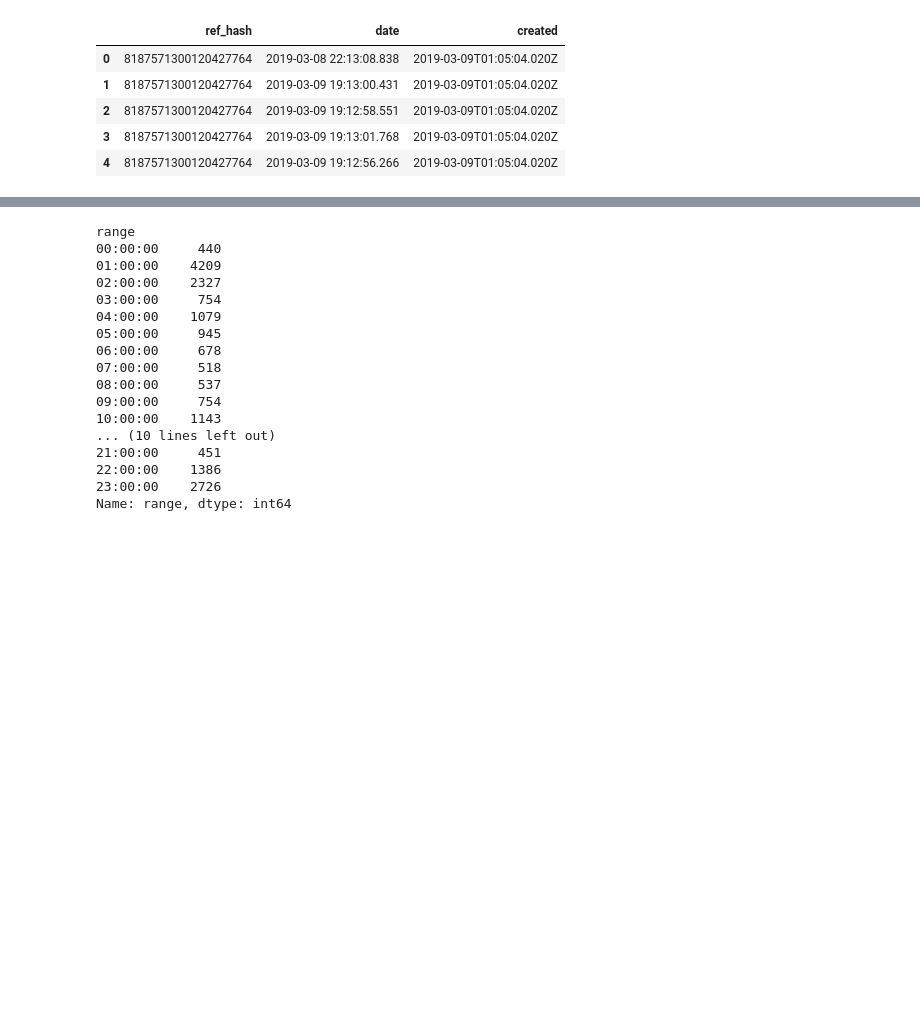
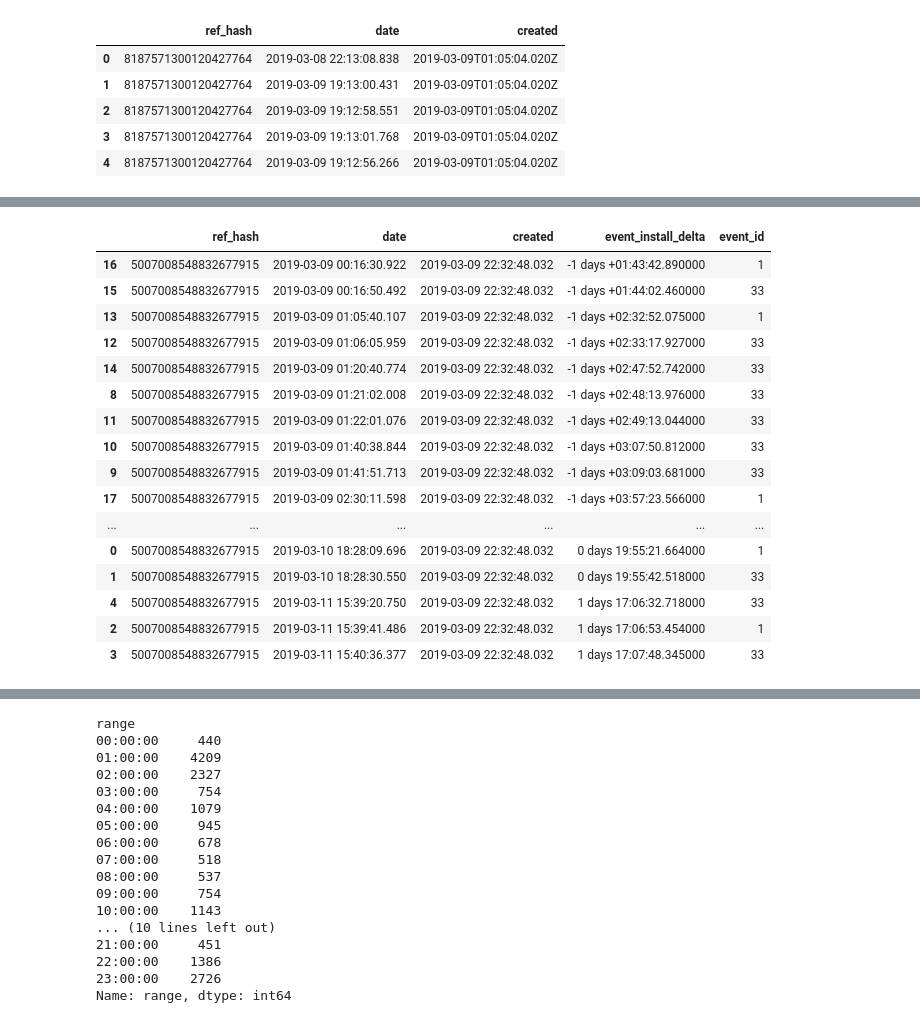
Before and after one commit to MartinRosasSommer/Datos2019, a Jupyter notebook: Analisis 1.ipynb, the cells around one changed output, grey strips where cells are left out. Saved outputs shown, nothing was run; the diff lists cells and outputs as text; code cells hidden in the pictures; blank space fills up the shorter version.

Commit message:
added event_id_analysis

```diff
--- a/Analisis 1.ipynb
+++ b/Analisis 1.ipynb
@@ -507,0 +648,7 @@ auctions[auctions["device_id"] == 8187571300120427764]
+# %%
+#junto installs y events y convierto
+#tambien creo nueva columna para ver la diferencia de tiempo entre eventos e instalacion
+events_installs = events.merge(installs, on="ref_hash", how="inner")
+events_installs["date"] = pd.to_datetime(events_installs["date"])
+events_installs["created"] = pd.to_datetime(events_installs["created"])
+events_installs['event_install_delta'] = (events_installs.date - events_installs.created)
@@ -507,0 +721,3 @@ auctions[auctions["device_id"] == 8187571300120427764]
+# %%
+events_installs_dates = events_installs[["ref_hash", "date", "created", "event_install_delta", "event_id"]]
+events_installs_dates.head(10)
@@ -507,0 +745,20 @@ auctions[auctions["device_id"] == 8187571300120427764]
+# %%
+events_installs_dates[events_installs_dates["ref_hash"] == 5007008548832677915].sort_values(by="date")
+# %% [output]
+|  | ref_hash | date | created | event_install_delta | event_id |
+| 16 | 5007008548832677915 | 2019-03-09 00:16:30.922 | 2019-03-09 22:32:48.032 | -1 days +01:43:42.890000 | 1 |
+| 15 | 5007008548832677915 | 2019-03-09 00:16:50.492 | 2019-03-09 22:32:48.032 | -1 days +01:44:02.460000 | 33 |
+| 13 | 5007008548832677915 | 2019-03-09 01:05:40.107 | 2019-03-09 22:32:48.032 | -1 days +02:32:52.075000 | 1 |
+| 12 | 5007008548832677915 | 2019-03-09 01:06:05.959 | 2019-03-09 22:32:48.032 | -1 days +02:33:17.927000 | 33 |
+| 14 | 5007008548832677915 | 2019-03-09 01:20:40.774 | 2019-03-09 22:32:48.032 | -1 days +02:47:52.742000 | 33 |
+| 8 | 5007008548832677915 | 2019-03-09 01:21:02.008 | 2019-03-09 22:32:48.032 | -1 days +02:48:13.976000 | 33 |
+| 11 | 5007008548832677915 | 2019-03-09 01:22:01.076 | 2019-03-09 22:32:48.032 | -1 days +02:49:13.044000 | 33 |
+| 10 | 5007008548832677915 | 2019-03-09 01:40:38.844 | 2019-03-09 22:32:48.032 | -1 days +03:07:50.812000 | 33 |
+| 9 | 5007008548832677915 | 2019-03-09 01:41:51.713 | 2019-03-09 22:32:48.032 | -1 days +03:09:03.681000 | 33 |
+| 17 | 5007008548832677915 | 2019-03-09 02:30:11.598 | 2019-03-09 22:32:48.032 | -1 days +03:57:23.566000 | 1 |
+| ... | ... | ... | ... | ... | ... |
+| 0 | 5007008548832677915 | 2019-03-10 18:28:09.696 | 2019-03-09 22:32:48.032 | 0 days 19:55:21.664000 | 1 |
+| 1 | 5007008548832677915 | 2019-03-10 18:28:30.550 | 2019-03-09 22:32:48.032 | 0 days 19:55:42.518000 | 33 |
+| 4 | 5007008548832677915 | 2019-03-11 15:39:20.750 | 2019-03-09 22:32:48.032 | 1 days 17:06:32.718000 | 33 |
+| 2 | 5007008548832677915 | 2019-03-11 15:39:41.486 | 2019-03-09 22:32:48.032 | 1 days 17:06:53.454000 | 1 |
+| 3 | 5007008548832677915 | 2019-03-11 15:40:36.377 | 2019-03-09 22:32:48.032 | 1 days 17:07:48.345000 | 33 |
```
Also changed, not shown: parts of 74 cells of this notebook.
